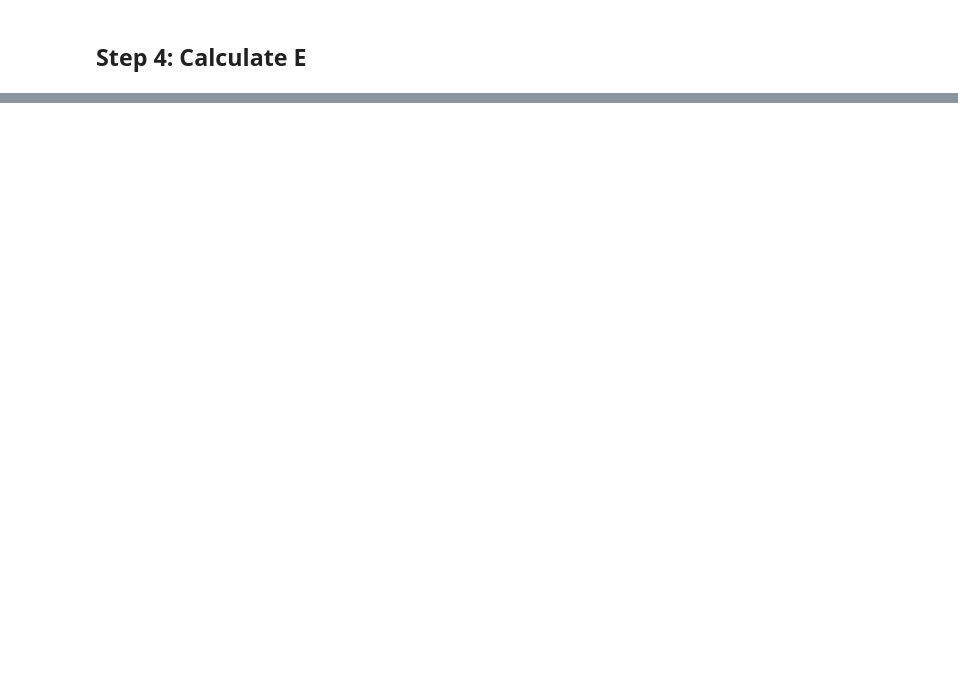
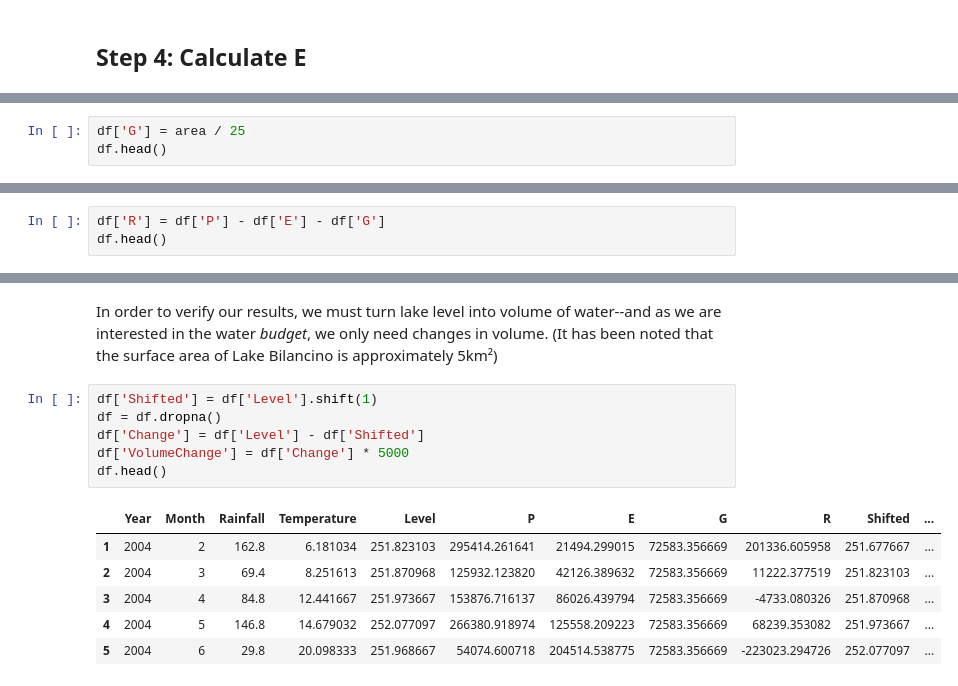
Before and after one commit to cshields143/acea_kaggle, a Jupyter notebook: mvp2.ipynb, the cells around one changed output, grey strips where cells are left out. Drawn from its saved outputs; the diff is of its cells as text; blank space fills up the shorter version.

```diff
--- a/mvp2.ipynb
+++ b/mvp2.ipynb
@@ -180,0 +242,3 @@ plt.show()
+# %%
+df['G'] = area / 25
+df.head()
@@ -180,0 +254,3 @@ plt.show()
+# %%
+df['R'] = df['P'] - df['E'] - df['G']
+df.head()
@@ -180,0 +266,15 @@ plt.show()
+# %% [markdown]
+In order to verify our results, we must turn lake level into volume of water--and as we are interested in the water *budget*, we only need changes in volume. (It has been noted that the surface area of Lake Bilancino is approximately 5km²)
+# %%
+df['Shifted'] = df['Level'].shift(1)
+df = df.dropna()
+df['Change'] = df['Level'] - df['Shifted']
+df['VolumeChange'] = df['Change'] * 5000
+df.head()
+# %% [output]
+|  | Year | Month | Rainfall | Temperature | Level | P | E | G | R | Shifted | ... |
+| 1 | 2004 | 2 | 162.8 | 6.181034 | 251.823103 | 295414.261641 | 21494.299015 | 72583.356669 | 201336.605958 | 251.677667 | ... |
+| 2 | 2004 | 3 | 69.4 | 8.251613 | 251.870968 | 125932.123820 | 42126.389632 | 72583.356669 | 11222.377519 | 251.823103 | ... |
+| 3 | 2004 | 4 | 84.8 | 12.441667 | 251.973667 | 153876.716137 | 86026.439794 | 72583.356669 | -4733.080326 | 251.870968 | ... |
+| 4 | 2004 | 5 | 146.8 | 14.679032 | 252.077097 | 266380.918974 | 125558.209223 | 72583.356669 | 68239.353082 | 251.973667 | ... |
+| 5 | 2004 | 6 | 29.8 | 20.098333 | 251.968667 | 54074.600718 | 204514.538775 | 72583.356669 | -223023.294726 | 252.077097 | ... |
```
Also changed, not shown: parts of 19 cells of this notebook, 3 other files.
